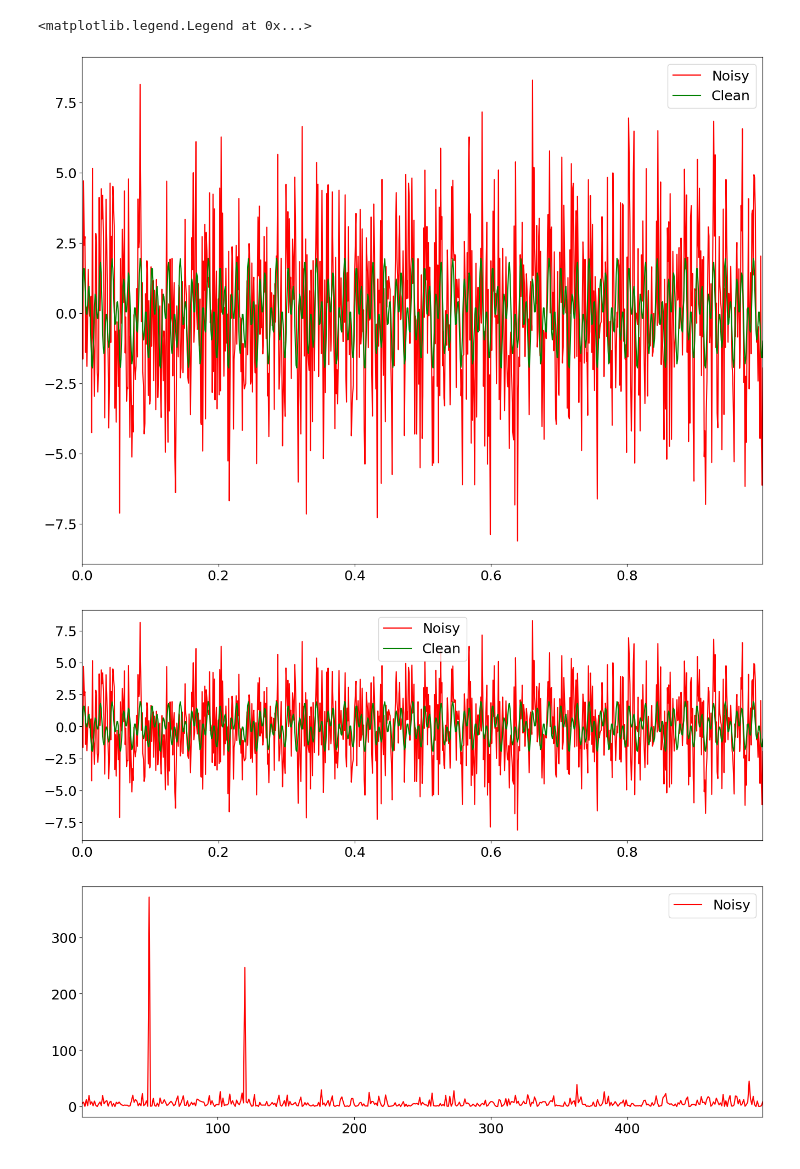
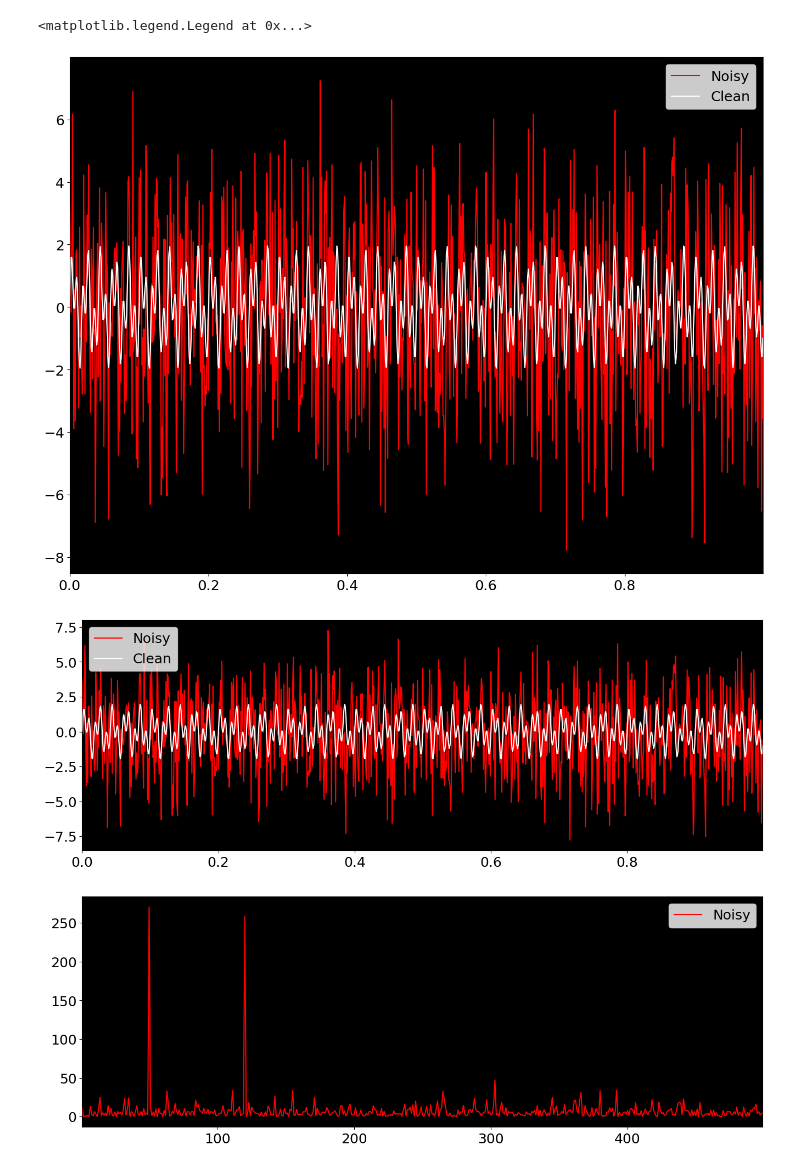
Before and after one commit to beldish/mycolabs, a Jupyter notebook: Untitled1.ipynb, the cells around one changed output. Cells and saved outputs as stored; diff of their text form; code cells hidden in the pictures.

```diff
--- a/Untitled1.ipynb
+++ b/Untitled1.ipynb
@@ -1,25 +1,30 @@
 # %% [markdown]
 <a href="https://colab.research.google.com/github/beldish/mycolabs/blob/main/Untitled1.ipynb" target="_parent"><img src="https://colab.research.google.com/assets/colab-badge.svg" alt="Open In Colab"/></a>
 # %%
+# https://www.youtube.com/watch?v=s2K1JfNR7Sc&t=144s
+#------------------------------------------------------
 import numpy as np
 import matplotlib.pyplot as plt
 plt.rcParams['figure.figsize'] = [16,12]
 plt.rcParams.update({'font.size':18})
 
 # Create a simple signal with two frequencies
 dt = 0.001
 t = np.arange(0,1,dt)
 f = np.sin(2*np.pi*50*t) + np.sin(2*np.pi*120*t)  # Sum of two frequencies
 f_clean = f
 f = f + 2.5* np.random.randn(len(t))              # add some noise
 
+ax = plt.axes()
+ax.set_facecolor("black")
+
 plt.plot(t,f,color='red', label='Noisy')
-plt.plot(t,f_clean,color='green', label='Clean')
+plt.plot(t,f_clean, color='white', label='Clean')
 plt.xlim(t[0], t[-1])
 plt.legend()
 # %% [output]
 <matplotlib.legend.Legend at 0x...>
-[figure, old version]
+[figure, new version]
 # %%
 ## Compute the Fats Fourier Transfor (FFT)
 n = len(t)
@@ -29,10 +34,12 @@ freq = ( 1/ (dt*n)) * np.arange(n)            # Create X axis of frequencies
 L = np.arange(1, np.floor(n/2), dtype='int')
 
 fig, axs = plt.subplots(2,1)
+axs[0].set_facecolor("black")
+axs[1].set_facecolor("black")
 
 plt.sca(axs[0])
 plt.plot(t,f, color='red', label='Noisy')
-plt.plot(t,f_clean, color='green', label='Clean')
+plt.plot(t,f_clean, color='white', label='Clean')
 plt.xlim(t[0], t[-1])
 plt.legend()
 
@@ -43,4 +50,4 @@ plt.legend()
 
 plt.show()
 # %% [output]
-[figure, old version]
+[figure, new version]
```
